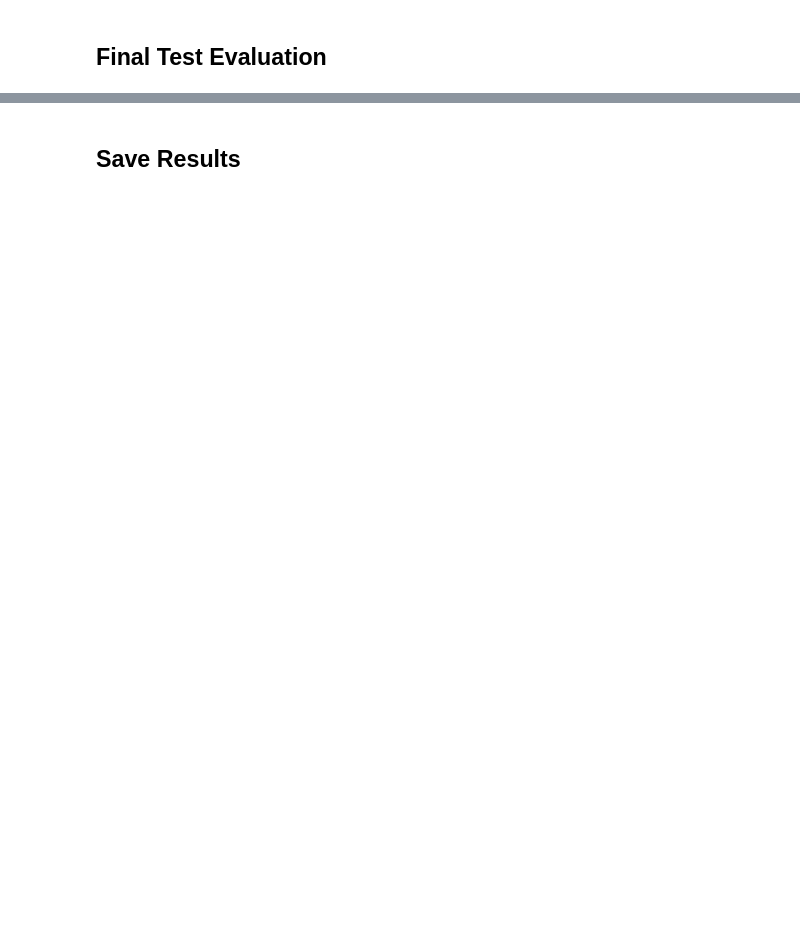
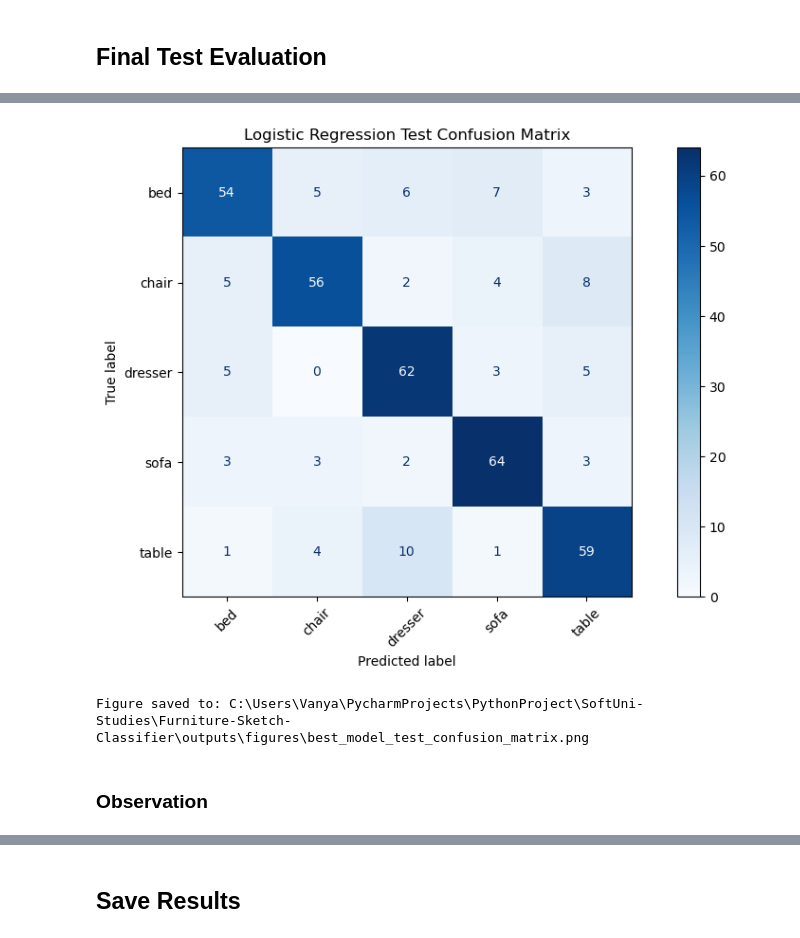
Before and after one commit to Vanya2307/Furniture-Sketch-Classifier, a Jupyter notebook: notebooks/04_classification.ipynb, the cells around one changed output, grey strips where cells are left out. Cells and saved outputs as stored; diff of their text form; code cells hidden in the pictures; blank space fills up the shorter version.

```diff
--- a/notebooks/04_classification.ipynb
+++ b/notebooks/04_classification.ipynb
@@ -296,0 +440,7 @@ Overall, the errors are concentrated and structurally explainable rather than ra
+# %%
+best_model_name = results_df.iloc[0]["model"]
+best_model = models[best_model_name]
+
+print(f"Best model based on validation macro F1-score: {best_model_name}")
+print(f"Validation macro F1-score: {results_df.iloc[0]['macro_f1']:.4f}")
+print(f"Validation accuracy: {results_df.iloc[0]['accuracy']:.4f}")
@@ -298,0 +465,7 @@ Overall, the errors are concentrated and structurally explainable rather than ra
+# %%
+test_results = evaluate_classifier(
+    best_model,
+    X_test,
+    y_test,
+    model_name=f"{best_model_name} test"
+)
@@ -298,0 +489,29 @@ Overall, the errors are concentrated and structurally explainable rather than ra
+# %%
+labels = sorted(np.unique(y))
+
+cm_test = confusion_matrix(
+    y_test,
+    test_results["y_pred"],
+    labels=labels
+)
+
+disp = ConfusionMatrixDisplay(
+    confusion_matrix=cm_test,
+    display_labels=labels
+)
+
+disp.plot(cmap="Blues", xticks_rotation=45)
+
+plt.title(f"{best_model_name} Test Confusion Matrix")
+plt.tight_layout()
+
+fig_path = utils.FIGURES_DIR / "best_model_test_confusion_matrix.png"
+plt.savefig(fig_path, dpi=150, bbox_inches="tight")
+plt.show()
+
+print(f"Figure saved to: {fig_path}")
+# %% [output]
+[figure, added]
+Figure saved to: C:\Users\Vanya\PycharmProjects\PythonProject\SoftUni-Studies\Furniture-Sketch-Classifier\outputs\figures\best_model_test_confusion_matrix.png
+# %% [markdown]
+### Observation
```
Also changed, not shown: parts of 29 cells of this notebook, 4 other files.
